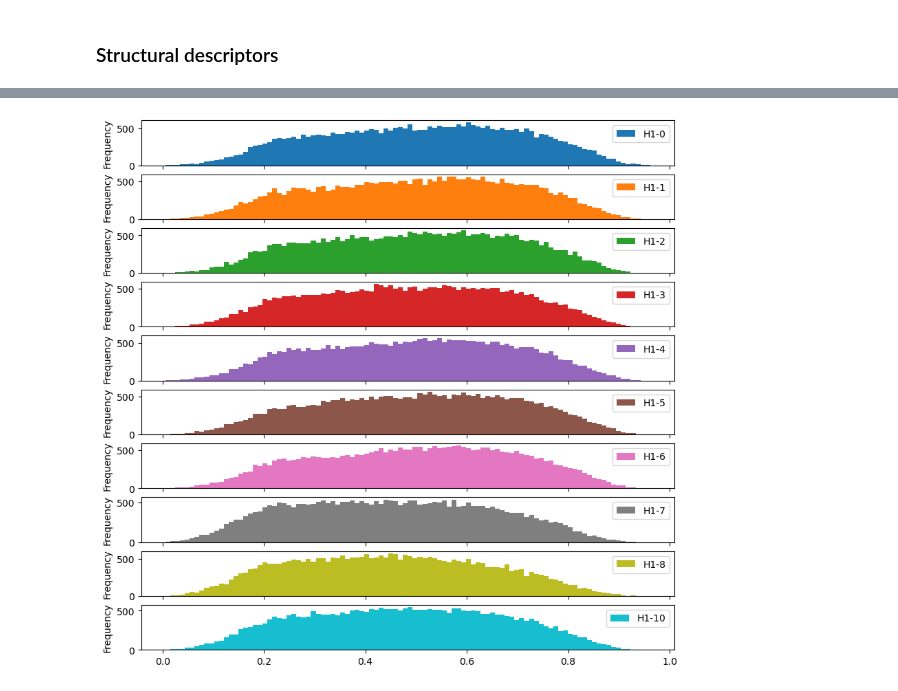
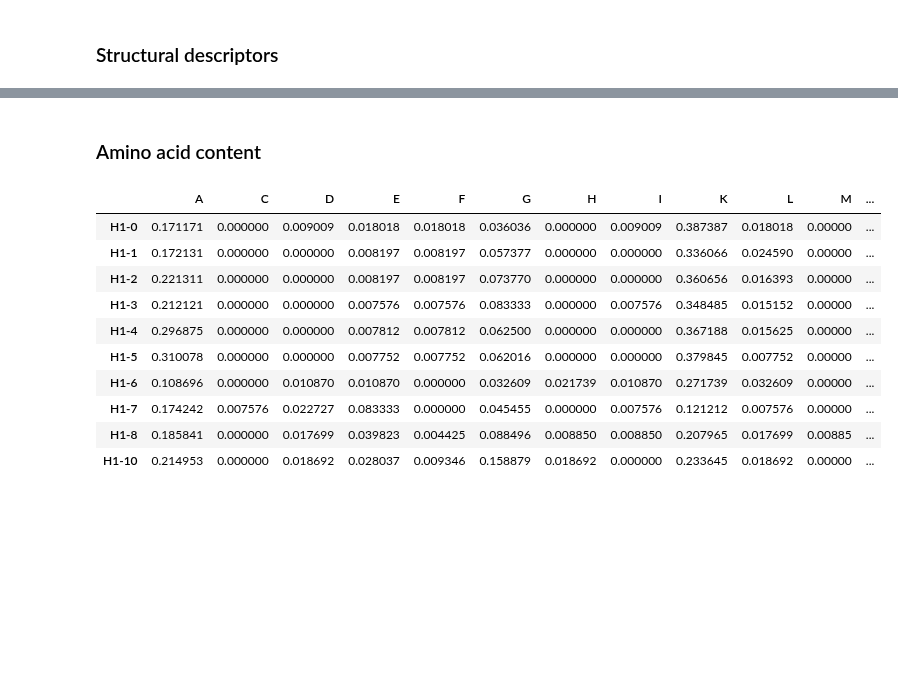
Before and after one commit to frederikespersen/OrthoIDP, a Jupyter notebook: exp/para_h1/para_h1.ipynb, the cells around one changed output, grey strips where cells are left out. Cells and saved outputs as stored; diff of their text form; code cells hidden in the pictures; blank space fills up the shorter version.

```diff
--- a/exp/para_h1/para_h1.ipynb
+++ b/exp/para_h1/para_h1.ipynb
@@ -239,6 +227,19 @@ array([<Axes: title={'center': '<Rg>'}>, <Axes: title={'center': '<Re>'}>,
-# %%
-# Plotting distributions
-measure = 'k'
-axes = struc[[measure]].transpose().explode([*struc.index]).astype(float).plot.hist(bins=100, subplots=True, figsize=(10,10))
-# %% [output]
-[figure, removed]
+# %% [markdown]
+### Amino acid content
+# %%
+# Calculating frequencies
+freqs = analyse_utils.amino_acid_content(metadata.sequence)
+
+freqs
+# %% [output]
+|  | A | C | D | E | F | G | H | I | K | L | M | ... |
+| H1-0 | 0.171171 | 0.000000 | 0.009009 | 0.018018 | 0.018018 | 0.036036 | 0.000000 | 0.009009 | 0.387387 | 0.018018 | 0.00000 | ... |
+| H1-1 | 0.172131 | 0.000000 | 0.000000 | 0.008197 | 0.008197 | 0.057377 | 0.000000 | 0.000000 | 0.336066 | 0.024590 | 0.00000 | ... |
+| H1-2 | 0.221311 | 0.000000 | 0.000000 | 0.008197 | 0.008197 | 0.073770 | 0.000000 | 0.000000 | 0.360656 | 0.016393 | 0.00000 | ... |
+| H1-3 | 0.212121 | 0.000000 | 0.000000 | 0.007576 | 0.007576 | 0.083333 | 0.000000 | 0.007576 | 0.348485 | 0.015152 | 0.00000 | ... |
+| H1-4 | 0.296875 | 0.000000 | 0.000000 | 0.007812 | 0.007812 | 0.062500 | 0.000000 | 0.000000 | 0.367188 | 0.015625 | 0.00000 | ... |
+| H1-5 | 0.310078 | 0.000000 | 0.000000 | 0.007752 | 0.007752 | 0.062016 | 0.000000 | 0.000000 | 0.379845 | 0.007752 | 0.00000 | ... |
+| H1-6 | 0.108696 | 0.000000 | 0.010870 | 0.010870 | 0.000000 | 0.032609 | 0.021739 | 0.010870 | 0.271739 | 0.032609 | 0.00000 | ... |
+| H1-7 | 0.174242 | 0.007576 | 0.022727 | 0.083333 | 0.000000 | 0.045455 | 0.000000 | 0.007576 | 0.121212 | 0.007576 | 0.00000 | ... |
+| H1-8 | 0.185841 | 0.000000 | 0.017699 | 0.039823 | 0.004425 | 0.088496 | 0.008850 | 0.008850 | 0.207965 | 0.017699 | 0.00885 | ... |
+| H1-10 | 0.214953 | 0.000000 | 0.018692 | 0.028037 | 0.009346 | 0.158879 | 0.018692 | 0.000000 | 0.233645 | 0.018692 | 0.00000 | ... |
```
Also changed, not shown: parts of 11 cells of this notebook, 23 other files.
